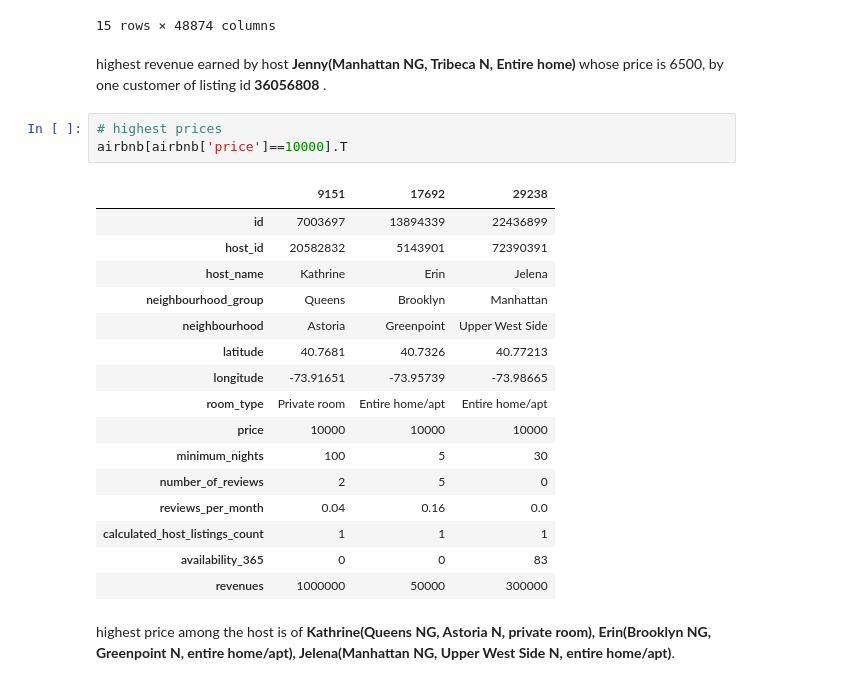
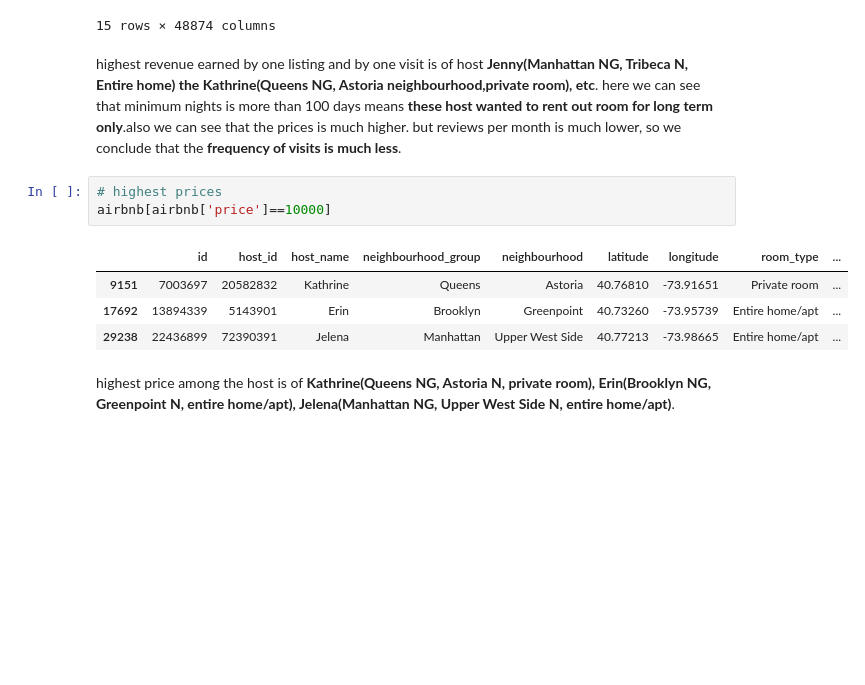
Before and after one commit to baradmukta/Airbnb-Booking-Analysis, a Jupyter notebook: eda_capstone_project_final.ipynb, the cells around one changed output. Cells and saved outputs as stored; diff of their text form; blank space fills up the shorter version.

```diff
--- a/eda_capstone_project_final.ipynb
+++ b/eda_capstone_project_final.ipynb
@@ -407,27 +469,15 @@ airbnb1.T
 | availability_365 | 365 | 0 | 83 | 364 | 0 | 347 | 362 | 365 | 358 | 83 | ... | ... |
 | revenues | 1170000 | 1000000 | 989901 | 857750 | 730000 | 478800 | 400000 | 365730 | 338400 | 300000 | ... | ... |
 15 rows × 48874 columns
-# %% [markdown]
-highest revenue earned by host **Jenny(Manhattan NG, Tribeca N, Entire home)** whose price is 6500, by one customer of listing id **36056808** .
+# %% [markdown]
+highest revenue earned by one listing and by one visit is of host **Jenny(Manhattan NG, Tribeca N, Entire home) the Kathrine(Queens NG, Astoria neighbourhood,private room), etc**. here we can see that minimum nights is more than 100 days means **these host wanted to rent out room for long term only**.also we can see that the prices is much higher. but reviews per month is much lower, so we conclude that the **frequency of visits is much less**.
 # %%
 # highest prices
-airbnb[airbnb['price']==10000].T
+airbnb[airbnb['price']==10000]
 # %% [output]
-|  | 9151 | 17692 | 29238 |
-| id | 7003697 | 13894339 | 22436899 |
-| host_id | 20582832 | 5143901 | 72390391 |
-| host_name | Kathrine | Erin | Jelena |
-| neighbourhood_group | Queens | Brooklyn | Manhattan |
-| neighbourhood | Astoria | Greenpoint | Upper West Side |
-| latitude | 40.7681 | 40.7326 | 40.77213 |
-| longitude | -73.91651 | -73.95739 | -73.98665 |
-| room_type | Private room | Entire home/apt | Entire home/apt |
-| price | 10000 | 10000 | 10000 |
-| minimum_nights | 100 | 5 | 30 |
-| number_of_reviews | 2 | 5 | 0 |
-| reviews_per_month | 0.04 | 0.16 | 0.0 |
-| calculated_host_listings_count | 1 | 1 | 1 |
-| availability_365 | 0 | 0 | 83 |
-| revenues | 1000000 | 50000 | 300000 |
+|  | id | host_id | host_name | neighbourhood_group | neighbourhood | latitude | longitude | room_type | ... |
+| 9151 | 7003697 | 20582832 | Kathrine | Queens | Astoria | 40.76810 | -73.91651 | Private room | ... |
+| 17692 | 13894339 | 5143901 | Erin | Brooklyn | Greenpoint | 40.73260 | -73.95739 | Entire home/apt | ... |
+| 29238 | 22436899 | 72390391 | Jelena | Manhattan | Upper West Side | 40.77213 | -73.98665 | Entire home/apt | ... |
 # %% [markdown]
 highest price among the host is of **Kathrine(Queens NG, Astoria N, private room), Erin(Brooklyn NG, Greenpoint N, entire home/apt), Jelena(Manhattan NG, Upper West Side N, entire home/apt)**.
```
Also changed, not shown: parts of 50 cells of this notebook.
